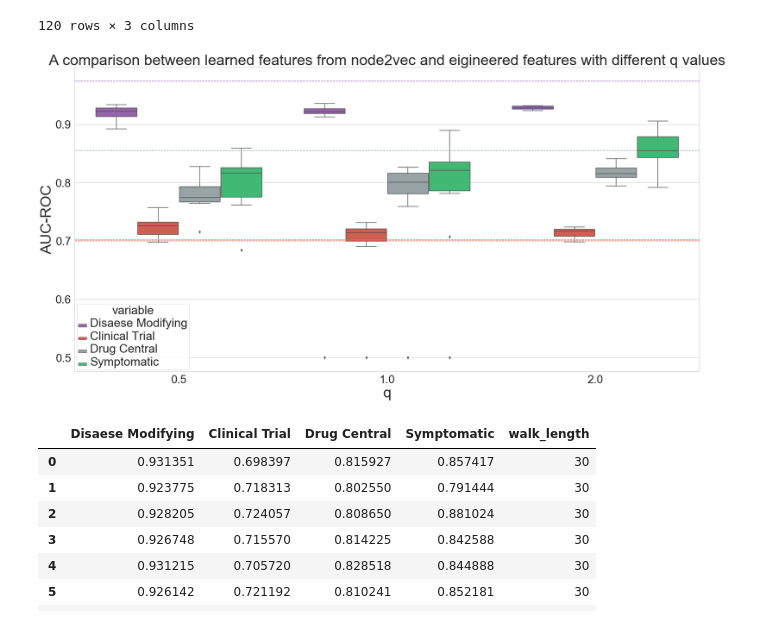
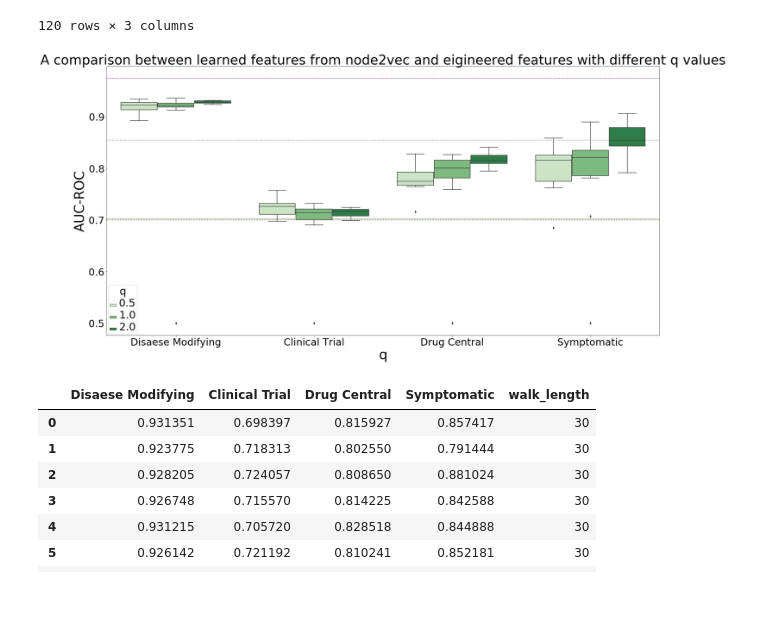
Before and after one commit to drugrelink/drugrelink, a Jupyter notebook: notebooks/plot_optimization.ipynb, the cells around one changed output. Cells and saved outputs as stored; diff of their text form; code cells hidden in the pictures; blank space fills up the shorter version.

Commit message:
Update plots

```diff
--- a/notebooks/plot_optimization.ipynb
+++ b/notebooks/plot_optimization.ipynb
@@ -406,6 +461,6 @@ plt.plot(['Symptomatic'],[0.702],marker="*")
 # %%
-#p1q0_5.insert(4,'q',0.5)
-#p1q2.insert(4,'q',2)
+p1q0_5.insert(4,'q',0.5)
+p1q2.insert(4,'q',2)
 df_pq = pd.concat([nw10,p1q0_5,p1q2])
 df_pq
 # %% [output]
@@ -450,22 +505,22 @@ dff
 120 rows × 3 columns
 # %%
 a=plt.figure(figsize=(30,15))
-pp = sns.boxplot(x='q',y='value',hue='variable',data=dff,palette=['#9b59b6','#e74c3c','#95a5a6','#2ecc71'])
+pp = sns.boxplot(x='variable',y='value',hue='q',data=dff,palette = 'Greens')
 #plattele =["windows blue", "amber", "greyish", "faded green"]
 #sns.color_palette(plattele)
 pp.set_title('A comparison between learned features from node2vec and eigineered features with different q values',fontsize=40)
 pp.set_ylabel('AUC-ROC',fontsize=40)
 pp.set_xlabel('q',fontsize=40)
 pp.axhline(y=0.974,ls='--',color ='#9b59b6')
 pp.axhline(y=0.7,ls='--',color='#e74c3c')
 pp.axhline(y=0.855,ls='--',color ='#95a5a6')
 pp.axhline(y=0.702,ls='--',color ='#2ecc71')
 pp.tick_params(labelsize=30)
 plt.setp(pp.get_legend().get_texts(), fontsize='32') # for legend text
 plt.setp(pp.get_legend().get_title(), fontsize='32')
 a.savefig('pq.png')
 # %% [output]
-[figure, old version]
+[figure, new version]
 # %%
 #df_wl = pd.concat([p1q2,nw50_p1q2,nw100_p1q2],sort=False)
 p1q2_original =p1q2.drop(columns=['q'])
```
Also changed, not shown: parts of 13 cells of this notebook, 6 other files.
